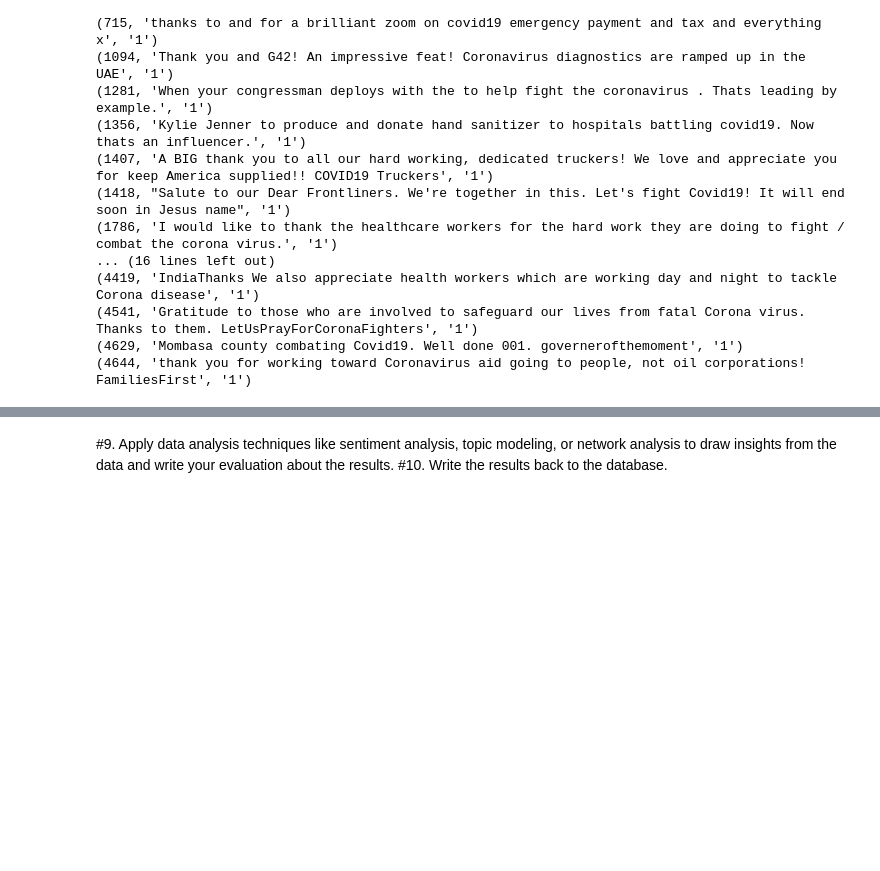
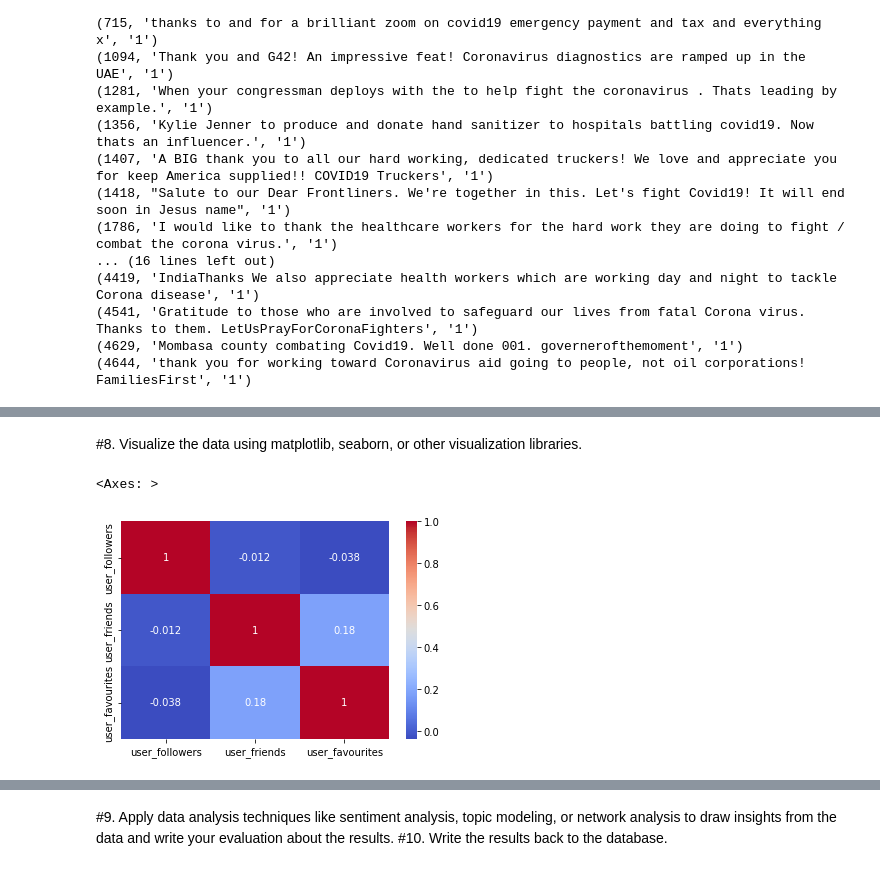
Before and after one commit to bobo-oo/Oo_Bo_Data_Science_Tool_Project, a Jupyter notebook: Oo_Bo_Data_Course_Project.ipynb, the cells around one changed output, grey strips where cells are left out. Saved outputs shown, nothing was run; the diff lists cells and outputs as text; code cells hidden in the pictures; blank space fills up the shorter version.

```diff
--- a/Oo_Bo_Data_Course_Project.ipynb
+++ b/Oo_Bo_Data_Course_Project.ipynb
@@ -255,0 +788,8 @@ conn.close()
+# %% [markdown]
+#8.   Visualize the data using matplotlib, seaborn, or other visualization libraries.
+# %%
+# Generate heatmap
+sns.heatmap(tweet_df.corr(), annot=True, cmap='coolwarm')
+# %% [output]
+<Axes: >
+[figure, added]
```
Also changed, not shown: parts of 116 cells of this notebook.
